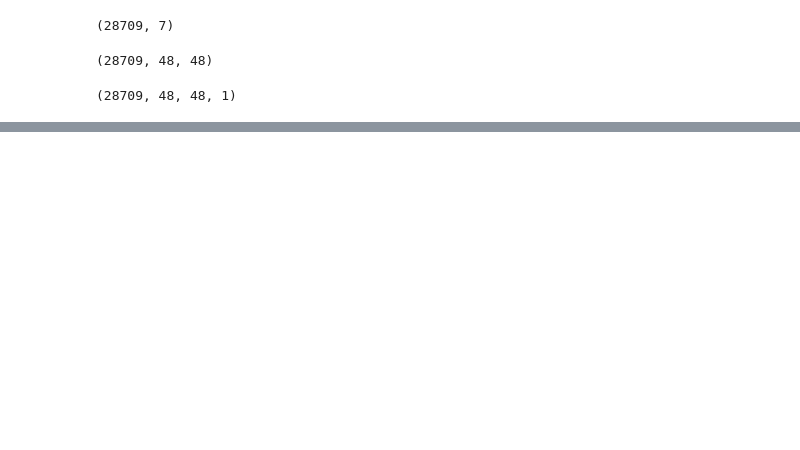
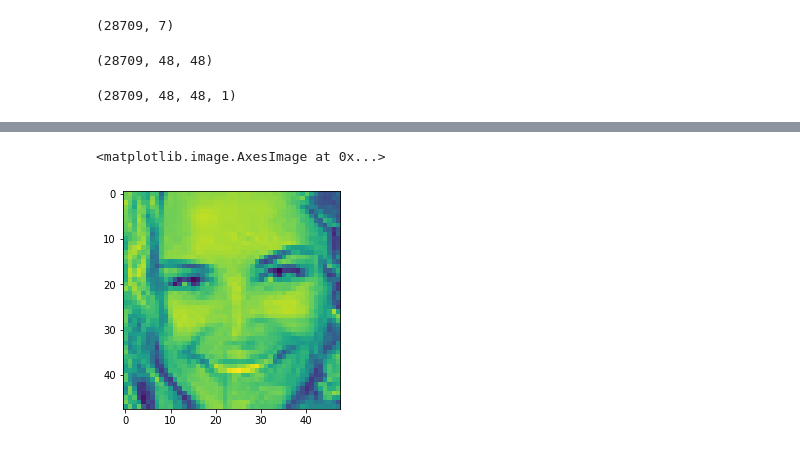
Before and after one commit to joelweber97/Python3_Emotion_Classifier, a Jupyter notebook: label_creator.ipynb, the cells around one changed output, grey strips where cells are left out. Drawn from its saved outputs; the diff is of its cells as text; code cells hidden in the pictures; blank space fills up the shorter version.

```diff
--- a/label_creator.ipynb
+++ b/label_creator.ipynb
@@ -158,0 +225,5 @@ WARNING:tensorflow:Large dropout rate: 0.6 (>0.5). In TensorFlow 2.x, dropout()
+# %%
+plt.imshow(single_image3)
+# %% [output]
+<matplotlib.image.AxesImage at 0x...>
+[figure, added]
```
Also changed, not shown: parts of 27 cells of this notebook.
